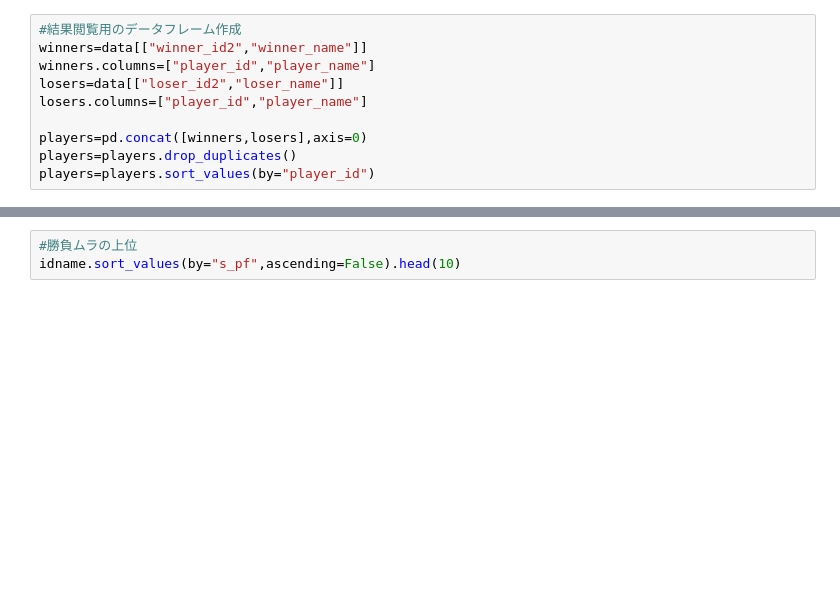
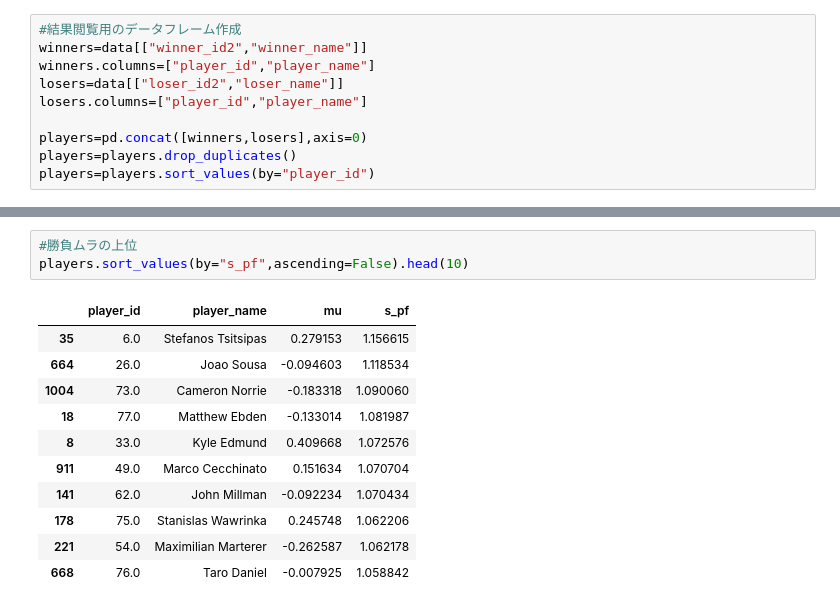
Before and after one commit to rmizuta3/tennis_analysys, a Jupyter notebook: code/atp2018_bayesmodel.ipynb, the cells around one changed output, grey strips where cells are left out. Saved outputs shown, nothing was run; the diff lists cells and outputs as text; blank space fills up the shorter version.

```diff
--- a/code/atp2018_bayesmodel.ipynb
+++ b/code/atp2018_bayesmodel.ipynb
@@ -124,6 +138,18 @@ idname.sort_values(by="mu",ascending=False).head(10)
 # %%
 #勝負ムラの上位
-idname.sort_values(by="s_pf",ascending=False).head(10)
+players.sort_values(by="s_pf",ascending=False).head(10)
+# %% [output]
+|  | player_id | player_name | mu | s_pf |
+| 35 | 6.0 | Stefanos Tsitsipas | 0.279153 | 1.156615 |
+| 664 | 26.0 | Joao Sousa | -0.094603 | 1.118534 |
+| 1004 | 73.0 | Cameron Norrie | -0.183318 | 1.090060 |
+| 18 | 77.0 | Matthew Ebden | -0.133014 | 1.081987 |
+| 8 | 33.0 | Kyle Edmund | 0.409668 | 1.072576 |
+| 911 | 49.0 | Marco Cecchinato | 0.151634 | 1.070704 |
+| 141 | 62.0 | John Millman | -0.092234 | 1.070434 |
+| 178 | 75.0 | Stanislas Wawrinka | 0.245748 | 1.062206 |
+| 221 | 54.0 | Maximilian Marterer | -0.262587 | 1.062178 |
+| 668 | 76.0 | Taro Daniel | -0.007925 | 1.058842 |
 # %%
 #錦織とナダルの比較
 from scipy.stats import norm
```
Also changed, not shown: parts of 6 cells of this notebook.
